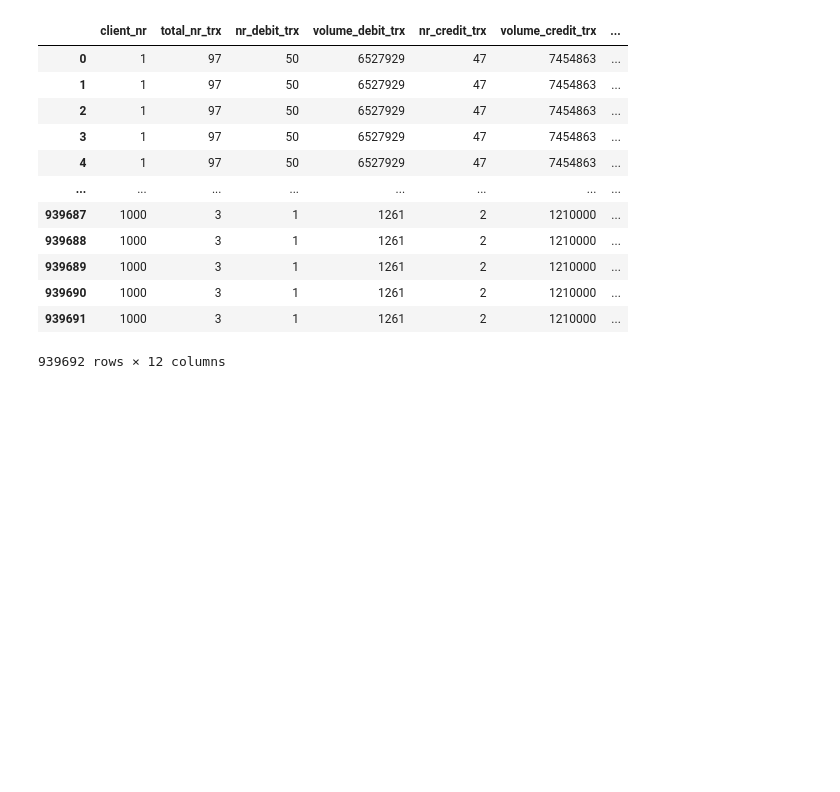
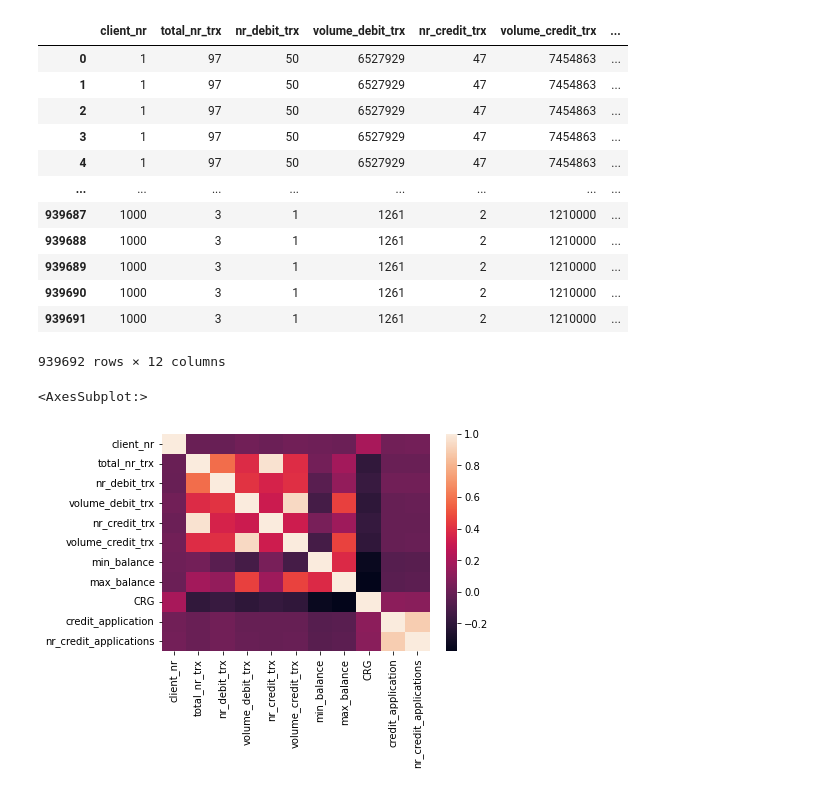
Before and after one commit to ChryssPoetry/abnamro, a Jupyter notebook: codes/solution.ipynb, the cells around one changed output. Drawn from its saved outputs; the diff is of its cells as text; code cells hidden in the pictures; blank space fills up the shorter version.

```diff
--- a/codes/solution.ipynb
+++ b/codes/solution.ipynb
@@ -233,4 +233,14 @@ df
 | 939690 | 1000 | 3 | 1 | 1261 | 2 | 1210000 | ... |
 | 939691 | 1000 | 3 | 1 | 1261 | 2 | 1210000 | ... |
 939692 rows × 12 columns
+# %%
+#checking to see how they all correlate
+import seaborn as sns
+corr = df.corr()
+sns.heatmap(corr,
+        xticklabels=corr.columns,
+        yticklabels=corr.columns)
+# %% [output]
+<AxesSubplot:>
+[figure, added]
 # %%
```
Also changed, not shown: parts of 2 cells of this notebook.
